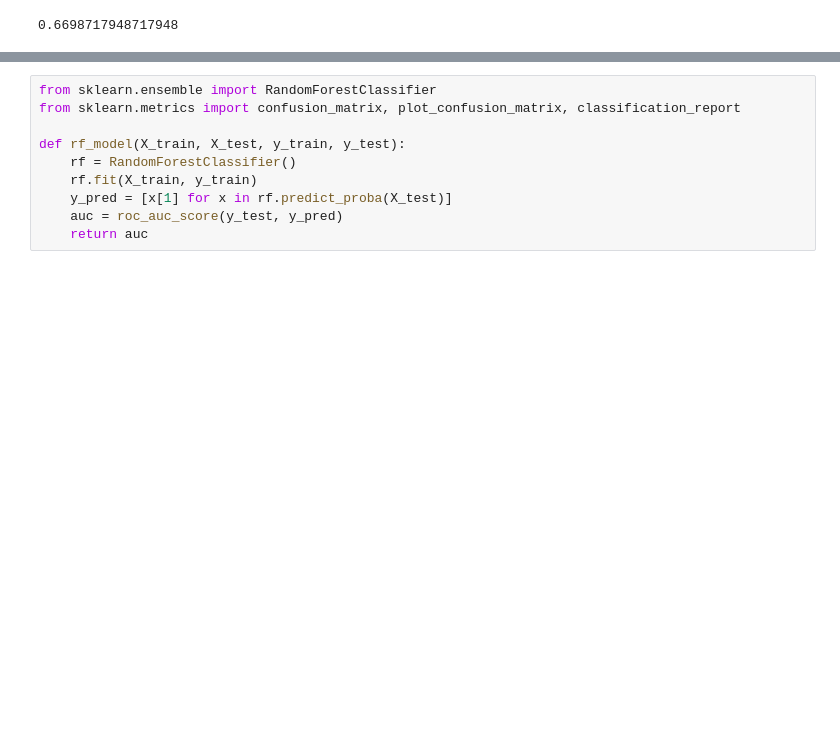
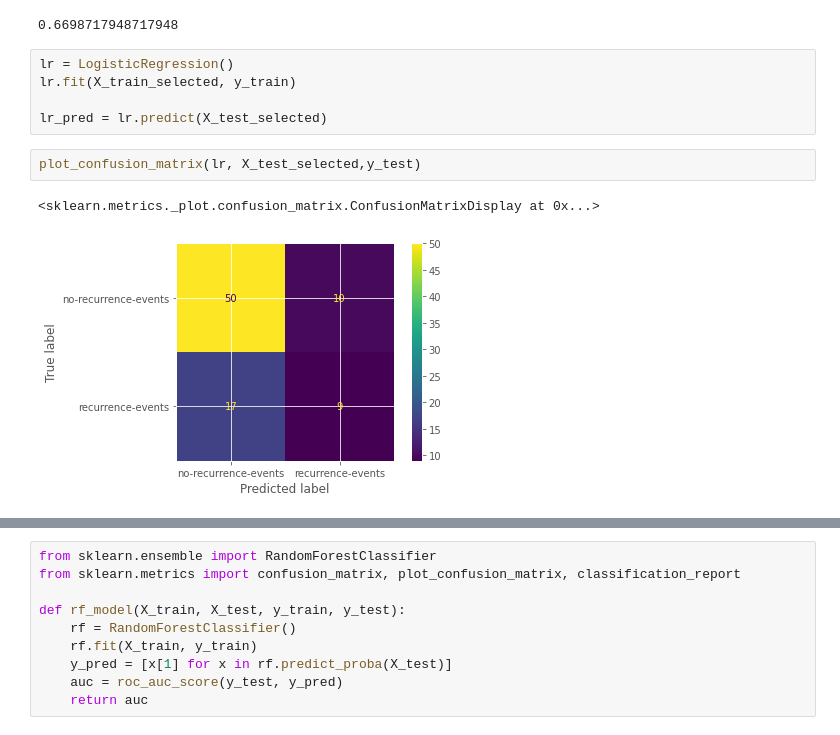
Before and after one commit to blessjal/practicums, a Jupyter notebook: breast_cancer_prediction.ipynb, the cells around one changed output, grey strips where cells are left out. Cells and saved outputs as stored; diff of their text form; blank space fills up the shorter version.

```diff
--- a/breast_cancer_prediction.ipynb
+++ b/breast_cancer_prediction.ipynb
@@ -242,3 +236,13 @@ auc_processed = find_model_perf(X_train_selected, X_test_selected, y_train, y_te
 auc_processed
 # %% [output]
 0.6698717948717948
+# %%
+lr = LogisticRegression()
+lr.fit(X_train_selected, y_train)
+
+lr_pred = lr.predict(X_test_selected)
+# %%
+plot_confusion_matrix(lr, X_test_selected,y_test)
+# %% [output]
+<sklearn.metrics._plot.confusion_matrix.ConfusionMatrixDisplay at 0x...>
+[figure, added]
```
Also changed, not shown: parts of 51 cells of this notebook.
